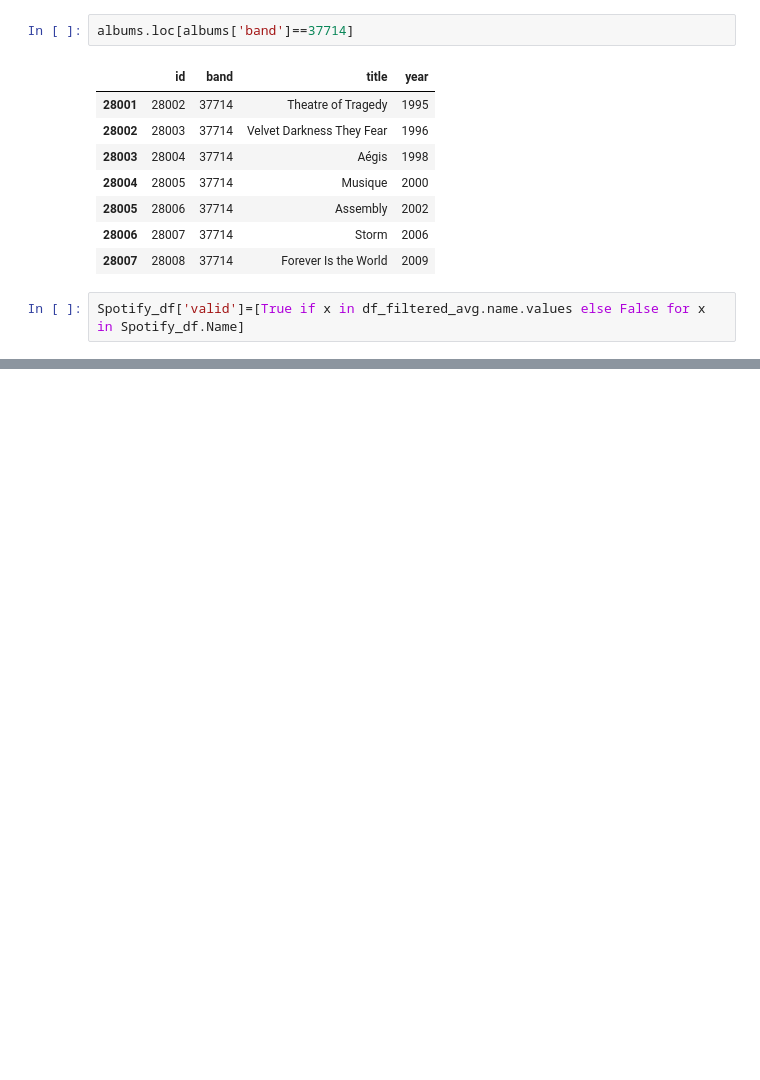
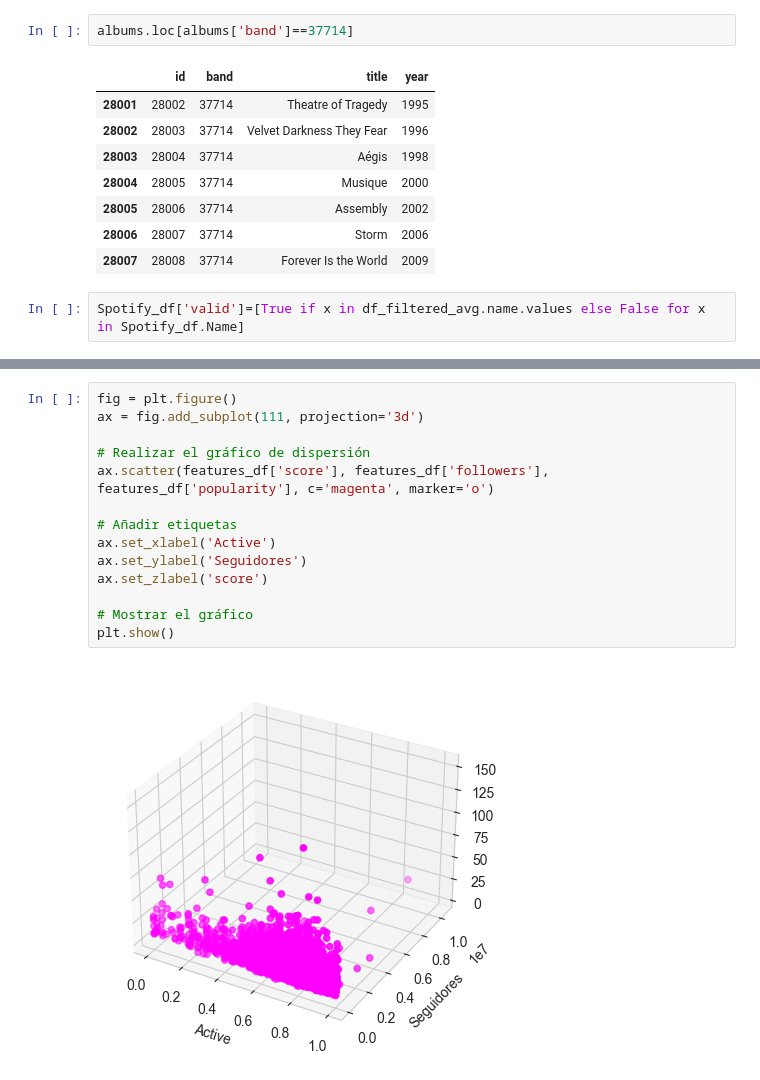
Before and after one commit to chainReactionCol/newRep, a Jupyter notebook: merged.ipynb, the cells around one changed output, grey strips where cells are left out. Cells and saved outputs as stored; diff of their text form; blank space fills up the shorter version.

```diff
--- a/merged.ipynb
+++ b/merged.ipynb
@@ -466,0 +602,16 @@ remaining_Rows
+# %%
+fig = plt.figure()
+ax = fig.add_subplot(111, projection='3d')
+
+# Realizar el gráfico de dispersión
+ax.scatter(features_df['score'], features_df['followers'], features_df['popularity'], c='magenta', marker='o')
+
+# Añadir etiquetas
+ax.set_xlabel('Active')
+ax.set_ylabel('Seguidores')
+ax.set_zlabel('score')
+
+# Mostrar el gráfico
+plt.show()
+# %% [output]
+[figure, added]
```
Also changed, not shown: parts of 18 cells of this notebook.
